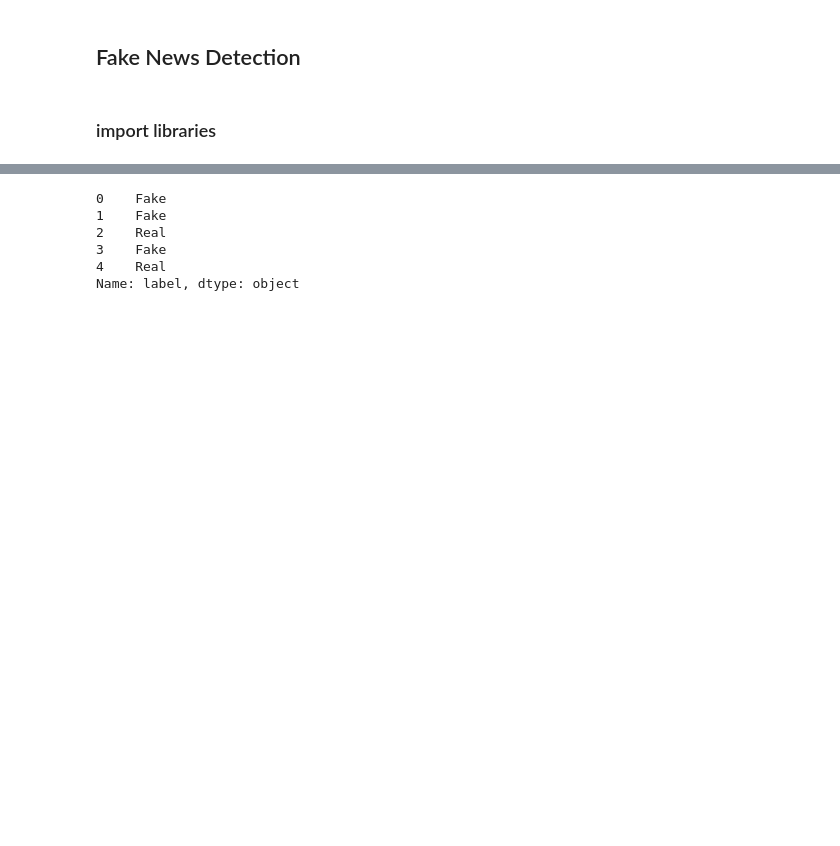
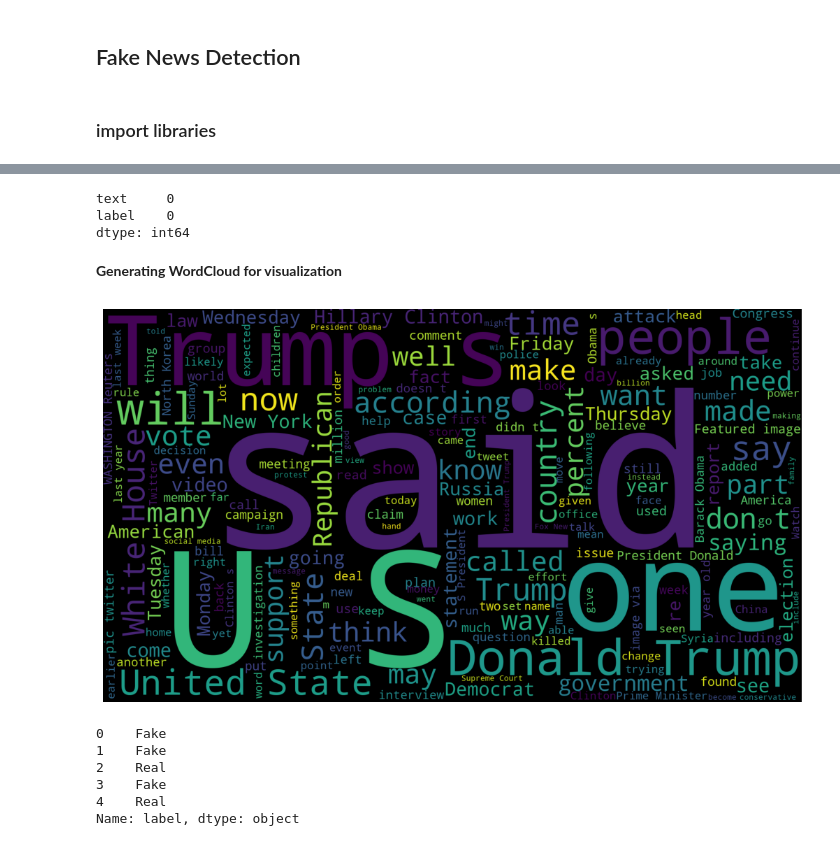
Before and after one commit to divyanshu2712/FakeNewsDetection, a Jupyter notebook: Fake_News_Detection_model_making.ipynb, the cells around one changed output, grey strips where cells are left out. Drawn from its saved outputs; the diff is of its cells as text; code cells hidden in the pictures; blank space fills up the shorter version.

```diff
--- a/Fake_News_Detection_model_making.ipynb
+++ b/Fake_News_Detection_model_making.ipynb
@@ -55,0 +49,3 @@ dtype: int64
+# %%
+df1['label'] = df1['label'].replace('REAL', 'Real')
+df1['label'] = df1['label'].replace('FAKE', 'Fake')
@@ -55,0 +60,2 @@ dtype: int64
+# %%
+train1=df[['text','label']]
@@ -55,0 +71,3 @@ dtype: int64
+# %%
+frames=[train1,df1]
+train_dataset=pd.concat(frames,ignore_index=True)
@@ -55,0 +87,21 @@ dtype: int64
+# %%
+train_dataset.dropna(inplace=True)
+# %%
+train_dataset.isna().sum()
+# %% [output]
+text     0
+label    0
+dtype: int64
+# %% [markdown]
+**Generating WordCloud for visualization**
+# %%
+text = " ".join(i for i in train_dataset.text)
+stopwords = set(STOPWORDS)
+wordcloud=WordCloud(width=1920,height=1080,stopwords=stopwords).generate(text)
+fig=plt.figure(figsize=(10,10))
+plt.imshow(wordcloud)
+plt.axis('off')
+plt.tight_layout(pad=0)
+plt.show()
+# %% [output]
+[figure, added]
```
Also changed, not shown: parts of 25 cells of this notebook, 2 other files.
